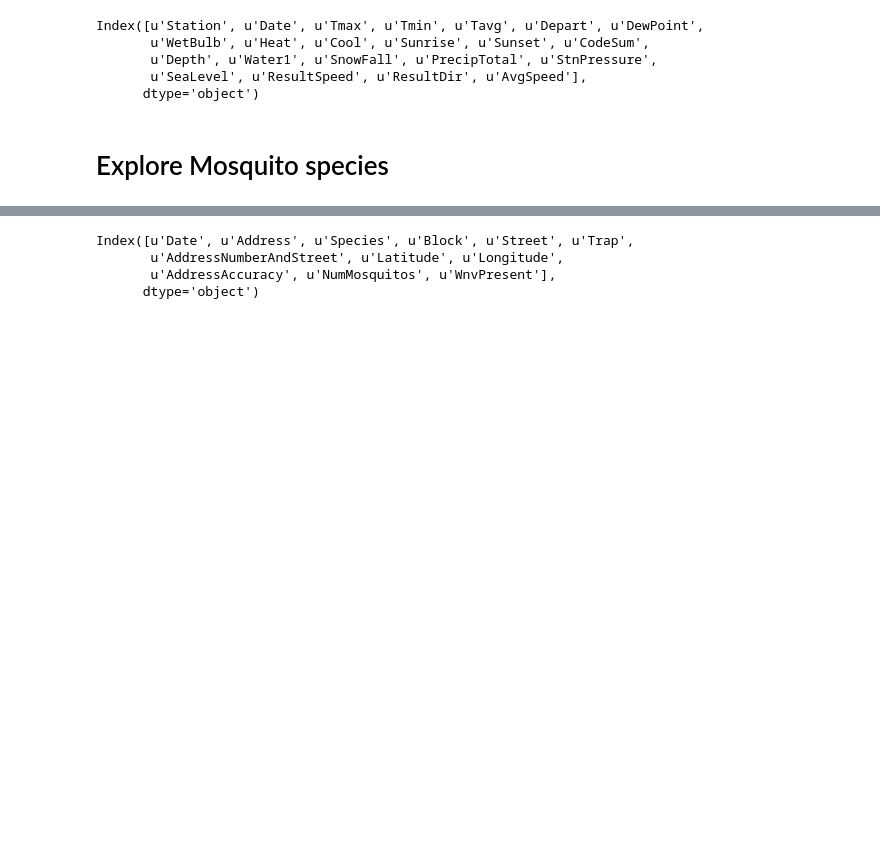
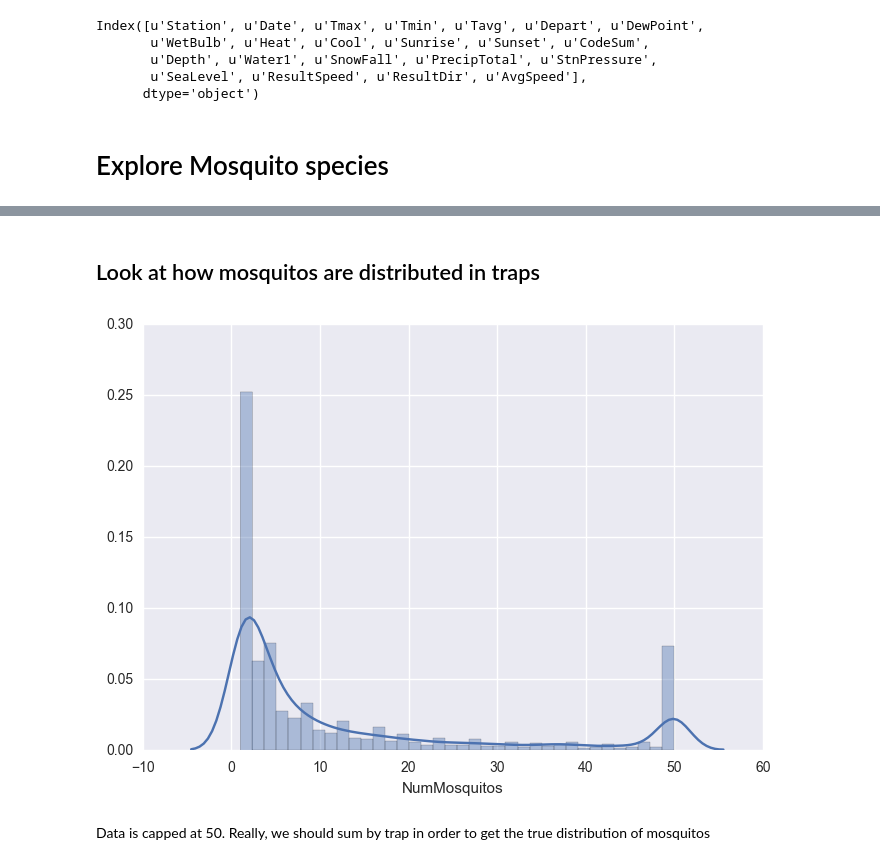
Before and after one commit to sempwn/west-nile-virus, a Jupyter notebook: data_exploration.ipynb, the cells around one changed output, grey strips where cells are left out. Cells and saved outputs as stored; diff of their text form; code cells hidden in the pictures; blank space fills up the shorter version.

```diff
--- a/data_exploration.ipynb
+++ b/data_exploration.ipynb
@@ -171,7 +171,8 @@ plt.title('Probability of West-Nile Virus by species');
-# %%
-df_train.columns
-# %% [output]
-Index([u'Date', u'Address', u'Species', u'Block', u'Street', u'Trap',
-       u'AddressNumberAndStreet', u'Latitude', u'Longitude',
-       u'AddressAccuracy', u'NumMosquitos', u'WnvPresent'],
-      dtype='object')
+# %% [markdown]
+## Look at how mosquitos are distributed in traps
+# %%
+sns.distplot(df_train['NumMosquitos']);
+# %% [output]
+[figure, added]
+# %% [markdown]
+Data is capped at 50. Really, we should sum by trap in order to get the true distribution of mosquitos
```
Also changed, not shown: parts of 13 cells of this notebook, 8 other files.
